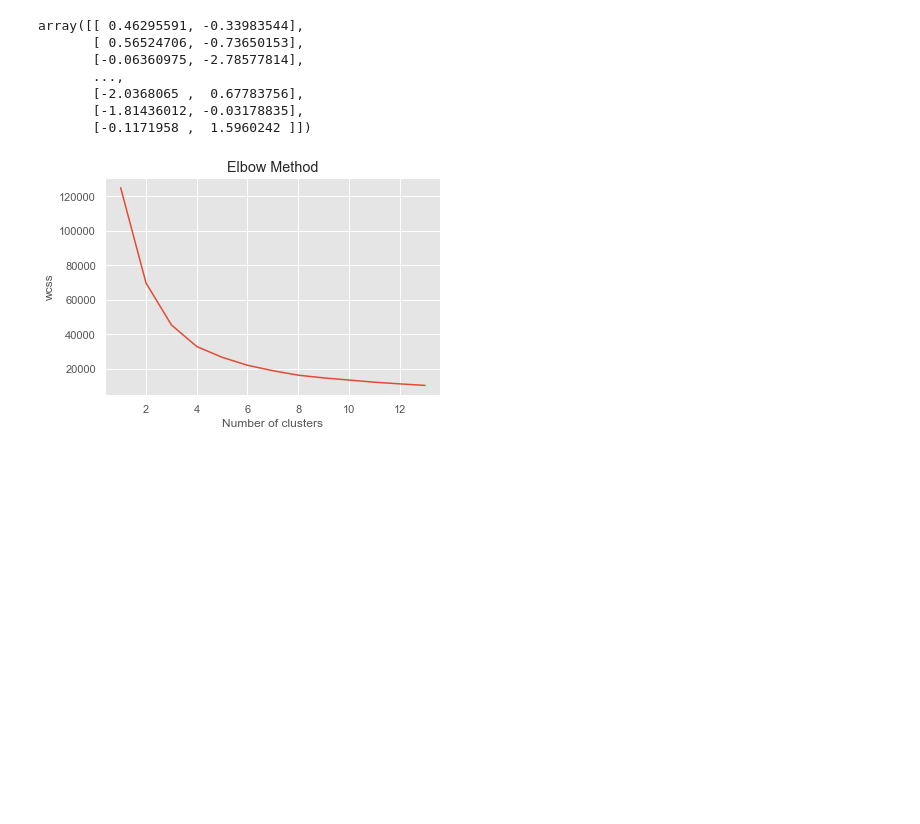
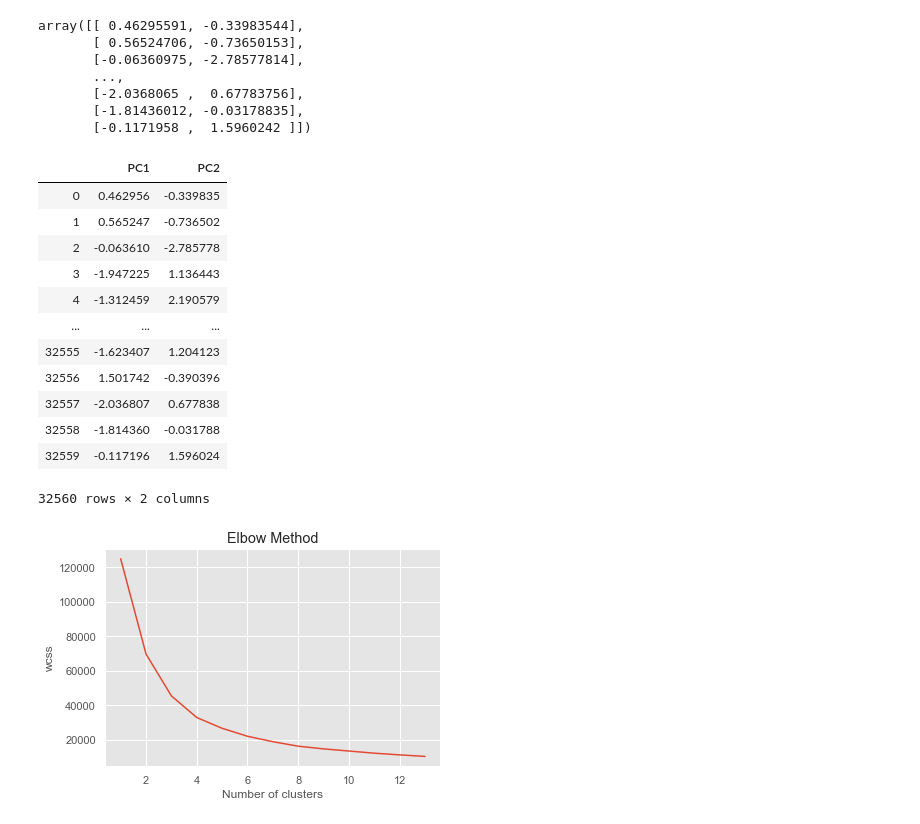
Before and after one commit to Aaronportal465/HowToGetRich, a Jupyter notebook: Project Take 1.ipynb, the cells around one changed output. Cells and saved outputs as stored; diff of their text form; code cells hidden in the pictures; blank space fills up the shorter version.

```diff
--- a/Project Take 1.ipynb
+++ b/Project Take 1.ipynb
@@ -887,6 +885,22 @@ array([[ 0.46295591, -0.33983544],
        [-2.0368065 ,  0.67783756],
        [-1.81436012, -0.03178835],
        [-0.1171958 ,  1.5960242 ]])
+# %%
+df_plot
+# %% [output]
+|  | PC1 | PC2 |
+| 0 | 0.462956 | -0.339835 |
+| 1 | 0.565247 | -0.736502 |
+| 2 | -0.063610 | -2.785778 |
+| 3 | -1.947225 | 1.136443 |
+| 4 | -1.312459 | 2.190579 |
+| ... | ... | ... |
+| 32555 | -1.623407 | 1.204123 |
+| 32556 | 1.501742 | -0.390396 |
+| 32557 | -2.036807 | 0.677838 |
+| 32558 | -1.814360 | -0.031788 |
+| 32559 | -0.117196 | 1.596024 |
+32560 rows × 2 columns
 # %%
 #Using the elbow method to find the ideal number of clusters
 #https://scikit-learn.org/stable/modules/generated/sklearn.cluster.KMeans.html
```
Also changed, not shown: parts of 10 cells of this notebook.
